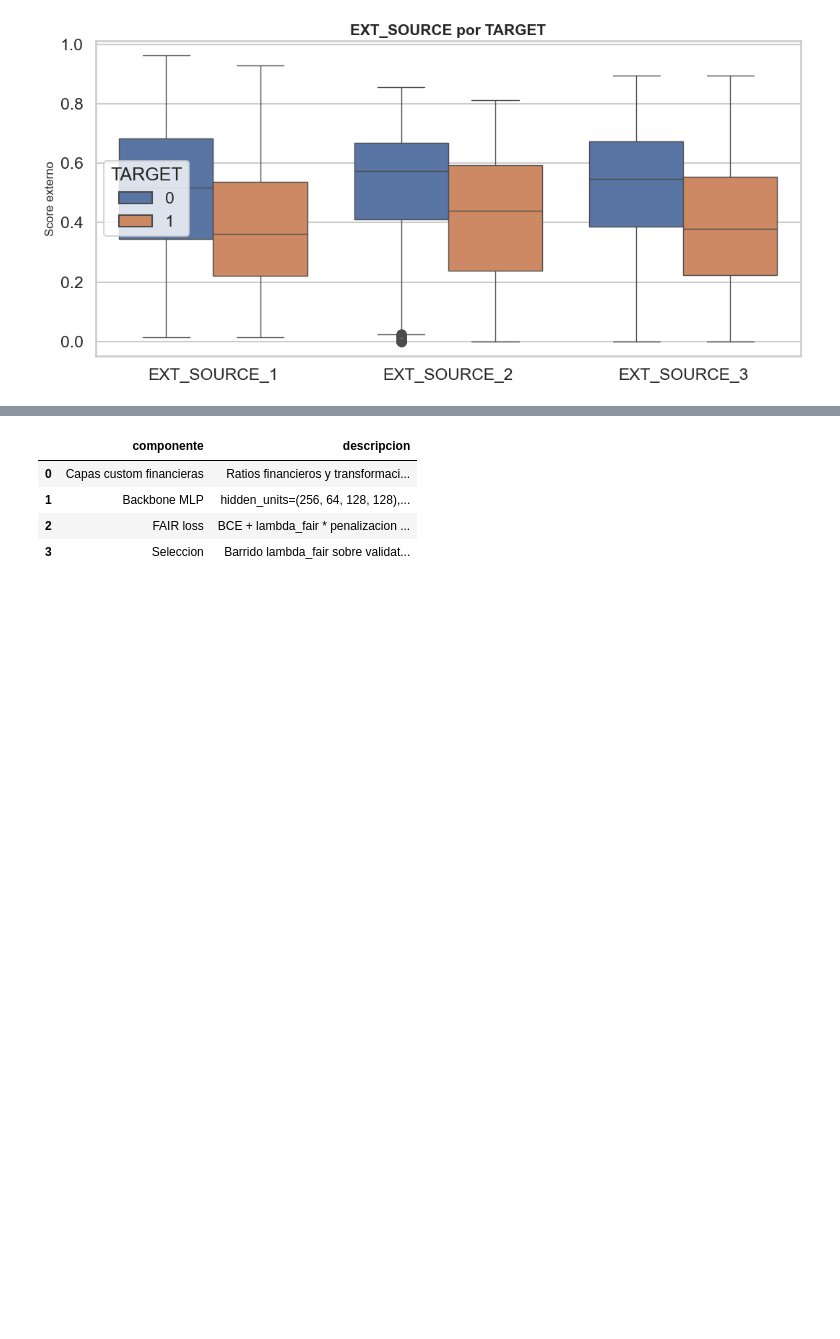
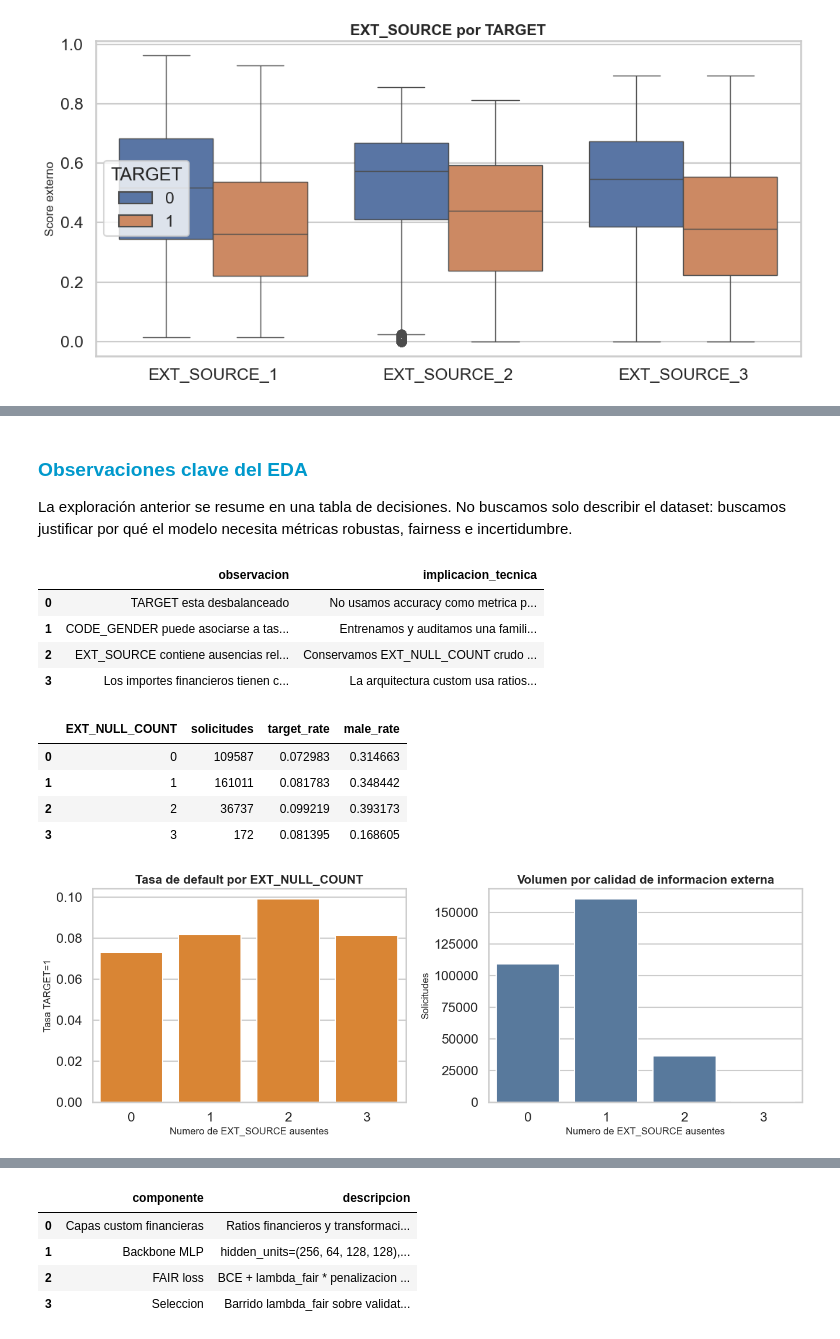
Before and after one commit to marcocorpacriado-pixel/taller-redes-confiables, a Jupyter notebook: notebooks/01_final_mvp.ipynb, the cells around one changed output, grey strips where cells are left out. Drawn from its saved outputs; the diff is of its cells as text; code cells hidden in the pictures; blank space fills up the shorter version.

```diff
--- a/notebooks/01_final_mvp.ipynb
+++ b/notebooks/01_final_mvp.ipynb
@@ -213 +299,64 @@ plt.show()
+# %% [markdown]
+### <font color=#0099CC>**Observaciones clave del EDA**</font>
+
+La exploración anterior se resume en una tabla de decisiones. No buscamos solo describir el dataset: buscamos justificar por qué el modelo necesita métricas robustas, fairness e incertidumbre.
+# %%
+ext_null_count_eda = raw_fm[ext_cols].isna().sum(axis=1).astype(int)
+eda_decisions = pd.DataFrame([
+    {
+        "observacion": "TARGET esta desbalanceado",
+        "implicacion_tecnica": "No usamos accuracy como metrica principal; reportamos ROC-AUC y PR-AUC.",
+    },
+    {
+        "observacion": "CODE_GENDER puede asociarse a tasas distintas de default",
+        "implicacion_tecnica": "Entrenamos y auditamos una familia FAIR con penalizacion de dependencia.",
+    },
+    {
+        "observacion": "EXT_SOURCE contiene ausencias relevantes",
+        "implicacion_tecnica": "Conservamos EXT_NULL_COUNT crudo y lo cruzamos con la incertidumbre M2.",
+    },
+    {
+        "observacion": "Los importes financieros tienen colas largas",
+        "implicacion_tecnica": "La arquitectura custom usa ratios y transformaciones robustas de importes.",
+    },
+])
+display(eda_decisions)
+
+ext_null_target = (
+    raw_fm.assign(EXT_NULL_COUNT=ext_null_count_eda)
+    .groupby("EXT_NULL_COUNT")
+    .agg(
+        solicitudes=("TARGET", "size"),
+        target_rate=("TARGET", "mean"),
+        male_rate=("CODE_GENDER", lambda values: (values == "M").mean()),
+    )
+    .reset_index()
+)
+display(ext_null_target)
+
+fig, axes = plt.subplots(1, 2, figsize=(13.5, 5))
+sns.barplot(data=ext_null_target, x="EXT_NULL_COUNT", y="target_rate", color="#F58518", ax=axes[0])
+axes[0].set_title("Tasa de default por EXT_NULL_COUNT")
+axes[0].set_xlabel("Numero de EXT_SOURCE ausentes")
+axes[0].set_ylabel("Tasa TARGET=1")
+
+sns.barplot(data=ext_null_target, x="EXT_NULL_COUNT", y="solicitudes", color="#4C78A8", ax=axes[1])
+axes[1].set_title("Volumen por calidad de informacion externa")
+axes[1].set_xlabel("Numero de EXT_SOURCE ausentes")
+axes[1].set_ylabel("Solicitudes")
+
+save_figure("eda_ext_null_count_target_rate.png")
+plt.show()
+# %% [output]
+|  | observacion | implicacion_tecnica |
+| 0 | TARGET esta desbalanceado | No usamos accuracy como metrica p... |
+| 1 | CODE_GENDER puede asociarse a tas... | Entrenamos y auditamos una famili... |
+| 2 | EXT_SOURCE contiene ausencias rel... | Conservamos EXT_NULL_COUNT crudo ... |
+| 3 | Los importes financieros tienen c... | La arquitectura custom usa ratios... |
+|  | EXT_NULL_COUNT | solicitudes | target_rate | male_rate |
+| 0 | 0 | 109587 | 0.072983 | 0.314663 |
+| 1 | 1 | 161011 | 0.081783 | 0.348442 |
+| 2 | 2 | 36737 | 0.099219 | 0.393173 |
+| 3 | 3 | 172 | 0.081395 | 0.168605 |
+[figure, added]
 # %% [markdown]
```
Also changed, not shown: parts of 17 cells of this notebook.
